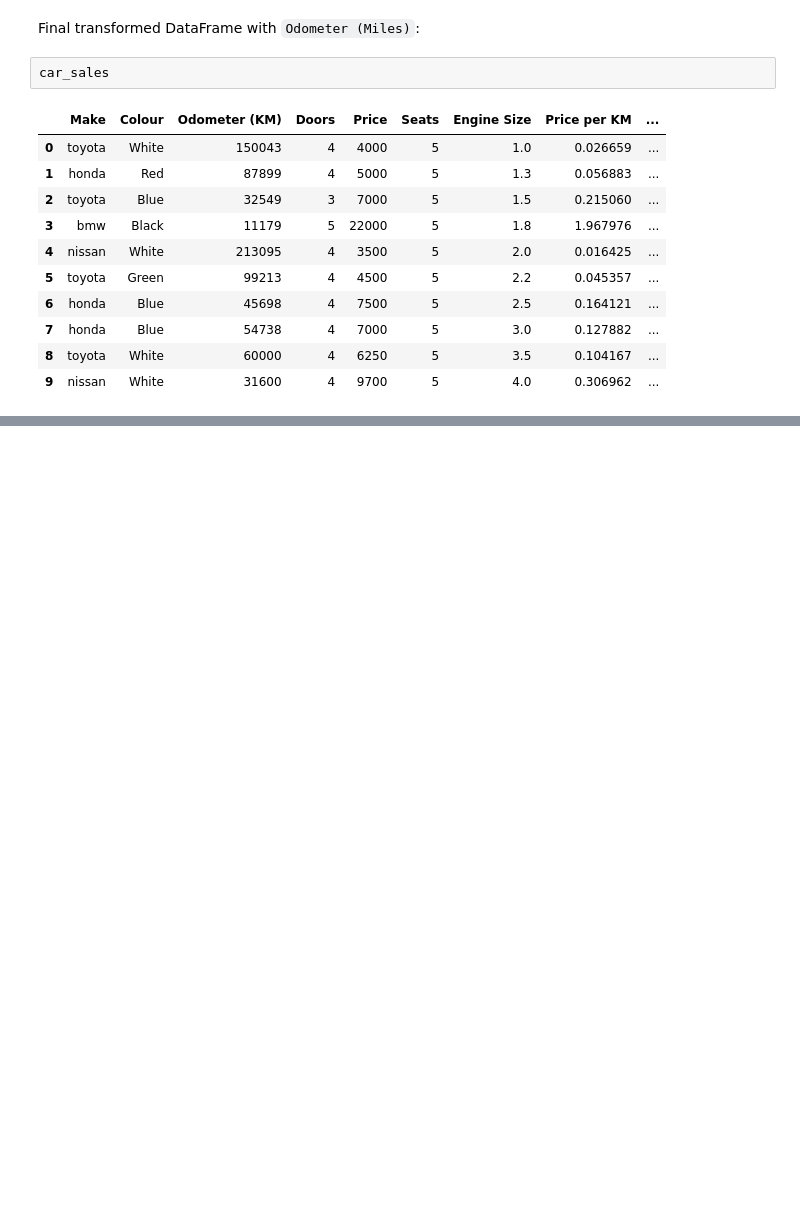
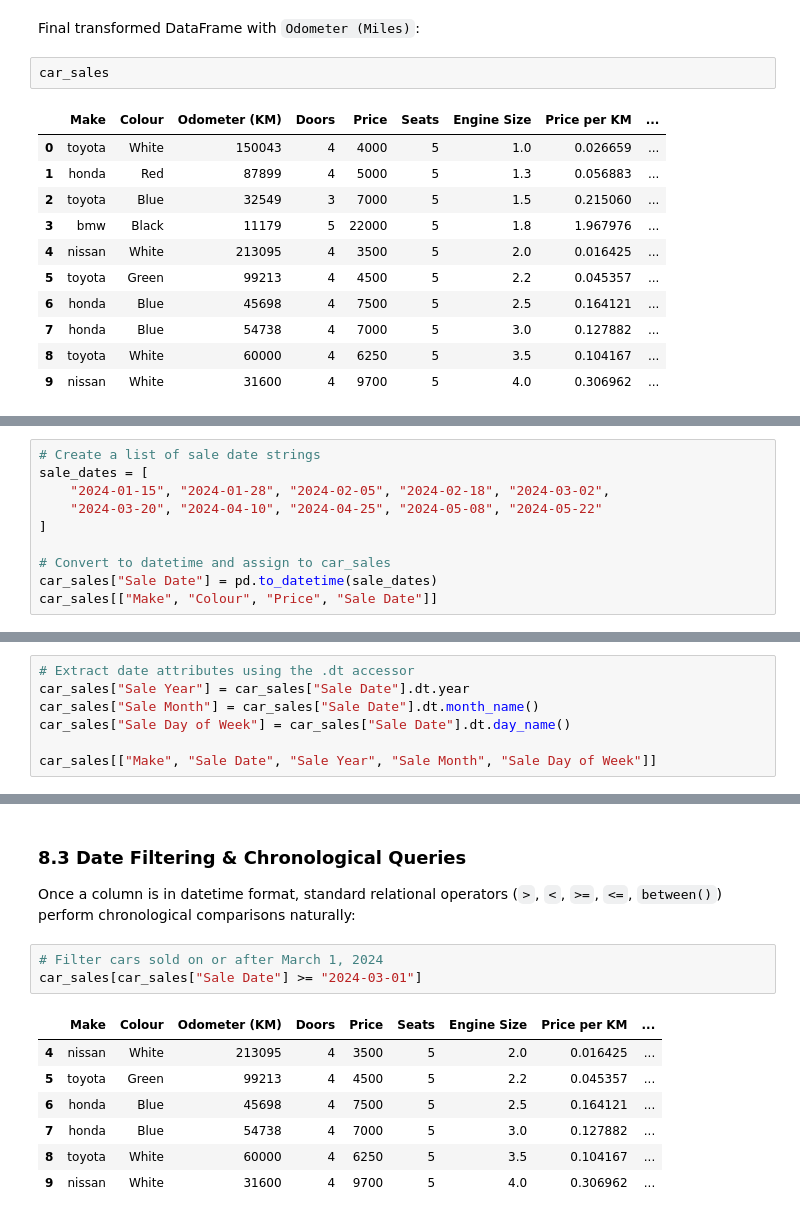
Before and after one commit to RezwanZani/path-to-ai-ml, a Jupyter notebook: Data Analysis/02_Pandas.ipynb, the cells around one changed output, grey strips where cells are left out. Drawn from its saved outputs; the diff is of its cells as text; blank space fills up the shorter version.

Commit message:
add groupby, duplicate handling, and datetime notes and examples

```diff
--- a/Data Analysis/02_Pandas.ipynb
+++ b/Data Analysis/02_Pandas.ipynb
@@ -1176,0 +1401,10 @@ car_sales
+# %%
+# Create a list of sale date strings
+sale_dates = [
+    "2024-01-15", "2024-01-28", "2024-02-05", "2024-02-18", "2024-03-02",
+    "2024-03-20", "2024-04-10", "2024-04-25", "2024-05-08", "2024-05-22"
+]
+
+# Convert to datetime and assign to car_sales
+car_sales["Sale Date"] = pd.to_datetime(sale_dates)
+car_sales[["Make", "Colour", "Price", "Sale Date"]]
@@ -1176,0 +1447,7 @@ car_sales
+# %%
+# Extract date attributes using the .dt accessor
+car_sales["Sale Year"] = car_sales["Sale Date"].dt.year
+car_sales["Sale Month"] = car_sales["Sale Date"].dt.month_name()
+car_sales["Sale Day of Week"] = car_sales["Sale Date"].dt.day_name()
+
+car_sales[["Make", "Sale Date", "Sale Year", "Sale Month", "Sale Day of Week"]]
@@ -1176,0 +1466,15 @@ car_sales
+# %% [markdown]
+### 8.3 Date Filtering & Chronological Queries
+
+Once a column is in datetime format, standard relational operators (`>`, `<`, `>=`, `<=`, `between()`) perform chronological comparisons naturally:
+# %%
+# Filter cars sold on or after March 1, 2024
+car_sales[car_sales["Sale Date"] >= "2024-03-01"]
+# %% [output]
+|  | Make | Colour | Odometer (KM) | Doors | Price | Seats | Engine Size | Price per KM | ... |
+| 4 | nissan | White | 213095 | 4 | 3500 | 5 | 2.0 | 0.016425 | ... |
+| 5 | toyota | Green | 99213 | 4 | 4500 | 5 | 2.2 | 0.045357 | ... |
+| 6 | honda | Blue | 45698 | 4 | 7500 | 5 | 2.5 | 0.164121 | ... |
+| 7 | honda | Blue | 54738 | 4 | 7000 | 5 | 3.0 | 0.127882 | ... |
+| 8 | toyota | White | 60000 | 4 | 6250 | 5 | 3.5 | 0.104167 | ... |
+| 9 | nissan | White | 31600 | 4 | 9700 | 5 | 4.0 | 0.306962 | ... |
```
Also changed, not shown: parts of 36 cells of this notebook.
